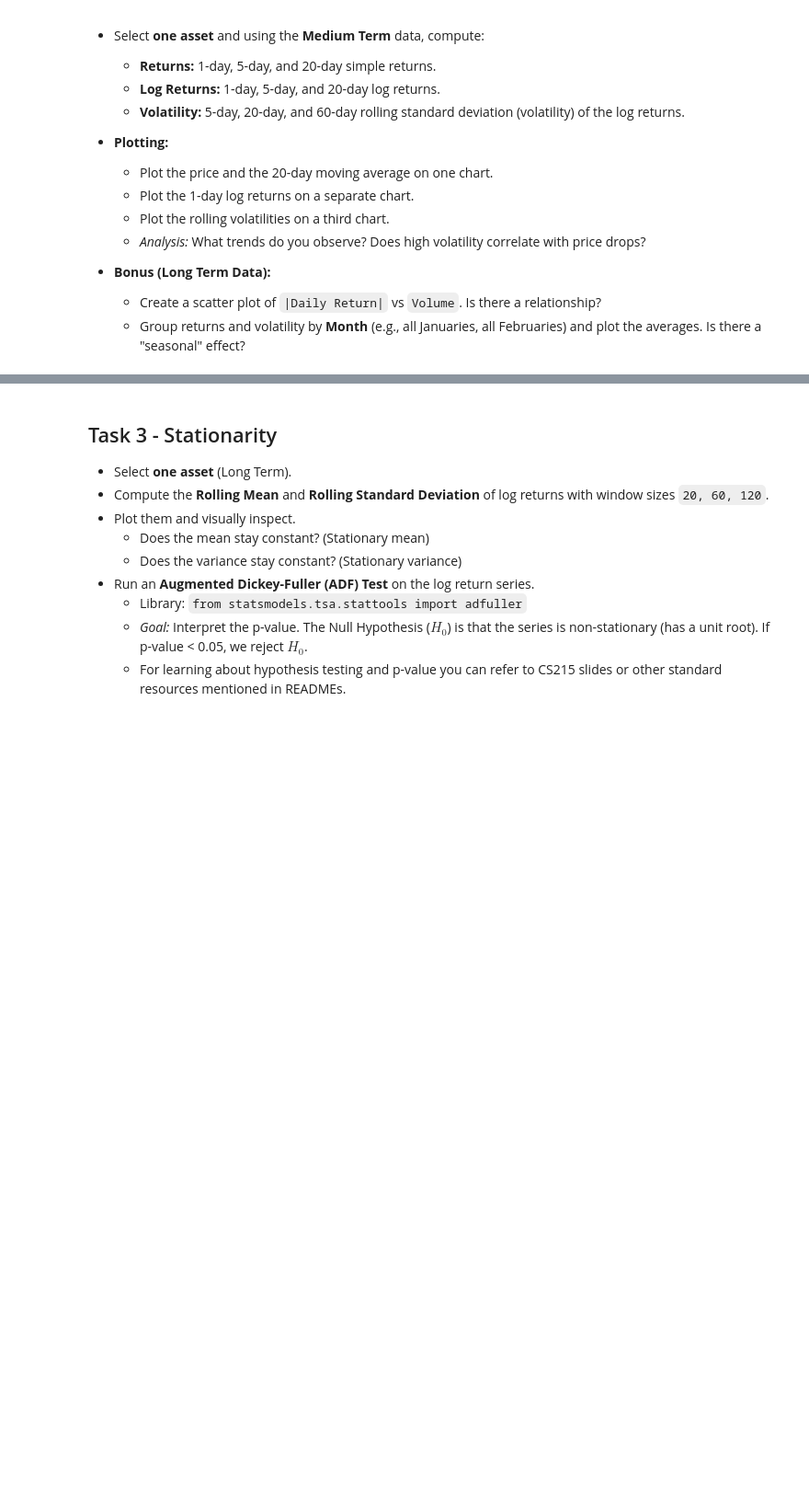
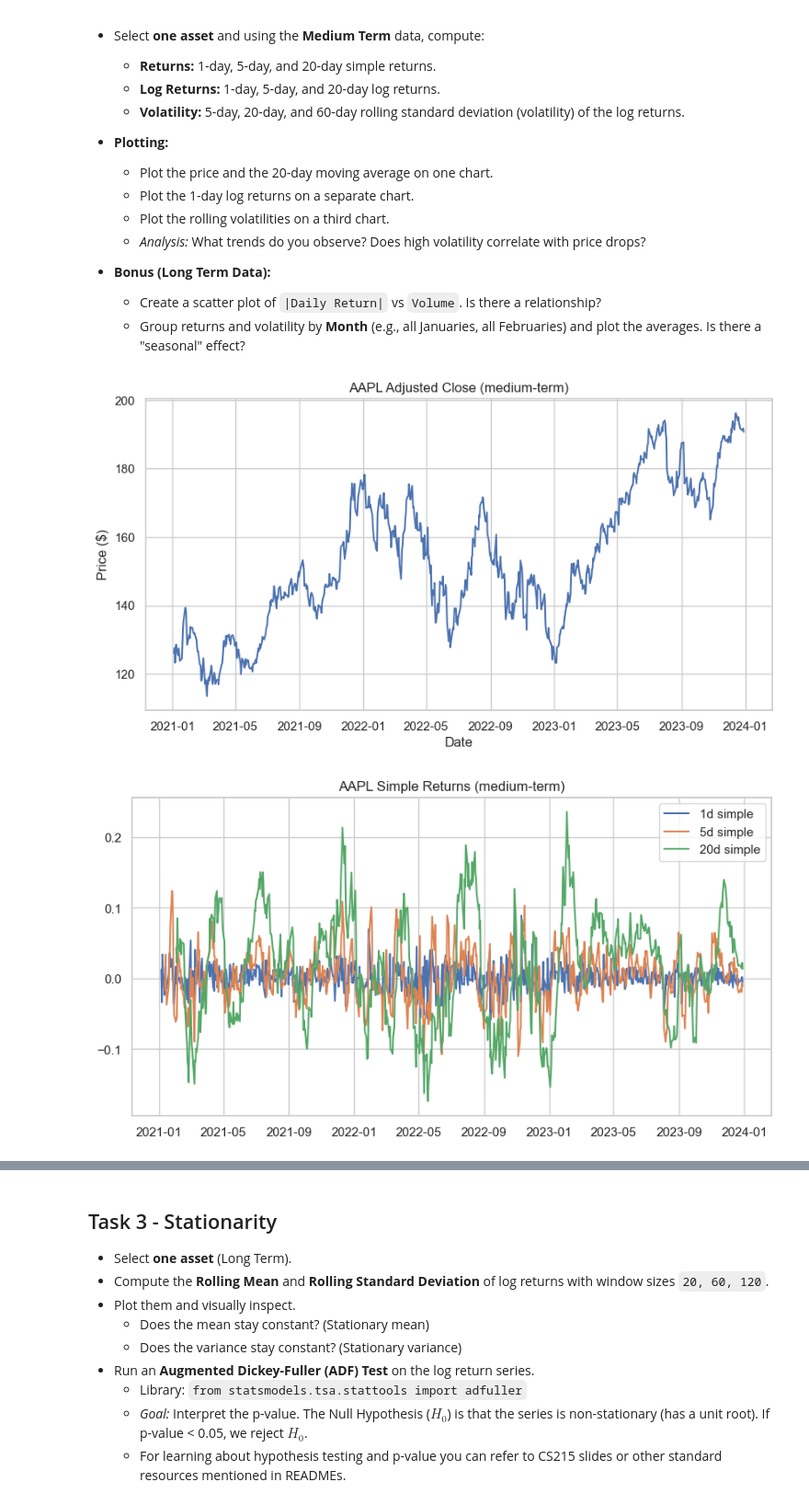
Before and after one commit to parthchafle10/Predict2Optimize-WiDS-2025, a Jupyter notebook: week1/task1.ipynb, the cells around one changed output, grey strips where cells are left out. Shown at 92% size. Saved outputs shown, nothing was run; the diff lists cells and outputs as text; code cells hidden in the pictures; blank space fills up the shorter version.

```diff
--- a/week1/task1.ipynb
+++ b/week1/task1.ipynb
@@ -17,0 +40,7 @@ The goal for this week is to gain familiarity with financial data, analyze commo
+# %%
+# 2. Fetch long-term and medium-term data
+print("Downloading long-term data...")
+long_data = yf.download(tickers, start=long_start, end=long_end, progress=False, group_by='ticker')
+
+print("Downloading medium-term data...")
+med_data  = yf.download(tickers, start=med_start, end=med_end, progress=False, group_by='ticker')
@@ -17,0 +104,12 @@ The goal for this week is to gain familiarity with financial data, analyze commo
+# %%
+# 4. Deal with missing values / rows
+# Strategy:
+#  - drop rows where all assets are NaN (market holiday outside tickers scope)
+#  - forward-fill then backward-fill for short gaps
+long_adj = long_adj.dropna(how='all')
+long_vol = long_vol.loc[long_adj.index]  # keep same index (in case)
+long_adj = long_adj.fillna(method='ffill').fillna(method='bfill')
+
+med_adj = med_adj.dropna(how='all')
+med_vol  = med_vol.loc[med_adj.index]
+med_adj = med_adj.fillna(method='ffill').fillna(method='bfill')
@@ -32,0 +183,48 @@ The goal for this week is to gain familiarity with financial data, analyze commo
+# %%
+# 7. Plotting - each pointer on a separate graph (as requested)
+# 7a. Price
+fig, ax = plt.subplots()
+ax.plot(price.index, price.values)
+ax.set_title(f"{asset} Adjusted Close (medium-term)")
+ax.set_ylabel("Price ($)")
+ax.set_xlabel("Date")
+plt.show()
+
+# 7b. Simple returns (1d, 5d, 20d)
+fig, ax = plt.subplots()
+ax.plot(med_adj.index, med_adj[f"{asset}_ret_1d_simple"], label="1d simple")
+ax.plot(med_adj.index, med_adj[f"{asset}_ret_5d_simple"], label="5d simple")
+ax.plot(med_adj.index, med_adj[f"{asset}_ret_20d_simple"], label="20d simple")
+ax.set_title(f"{asset} Simple Returns (medium-term)")
+ax.legend()
+plt.show()
+
+# 7c. Log returns (1d, 5d, 20d)
+fig, ax = plt.subplots()
+ax.plot(med_adj.index, med_adj[f"{asset}_ret_1d_log"], label="1d log")
+ax.plot(med_adj.index, med_adj[f"{asset}_ret_5d_log"], label="5d log")
+ax.plot(med_adj.index, med_adj[f"{asset}_ret_20d_log"], label="20d log")
+ax.set_title(f"{asset} Log Returns (medium-term)")
+ax.legend()
+plt.show()
+
+# 7d. Volatility raw (5d, 20d, 60d) - daily std
+fig, ax = plt.subplots()
+ax.plot(med_adj.index, med_adj[f"{asset}_vol_5d_raw"], label="5d raw")
+ax.plot(med_adj.index, med_adj[f"{asset}_vol_20d_raw"], label="20d raw")
+ax.plot(med_adj.index, med_adj[f"{asset}_vol_60d_raw"], label="60d raw")
+ax.set_title(f"{asset} Rolling Volatility (raw, based on log returns)")
+ax.legend()
+plt.show()
+
+# 7e. Volatility annualized
+fig, ax = plt.subplots()
+ax.plot(med_adj.index, med_adj[f"{asset}_vol_5d_ann"], label="5d ann")
+ax.plot(med_adj.index, med_adj[f"{asset}_vol_20d_ann"], label="20d ann")
+ax.plot(med_adj.index, med_adj[f"{asset}_vol_60d_ann"], label="60d ann")
+ax.set_title(f"{asset} Rolling Volatility (annualized)")
+ax.legend()
+plt.show()
+# %% [output]
+[figure, added]
+[figure, added]
```
Also changed, not shown: parts of 22 cells of this notebook.
